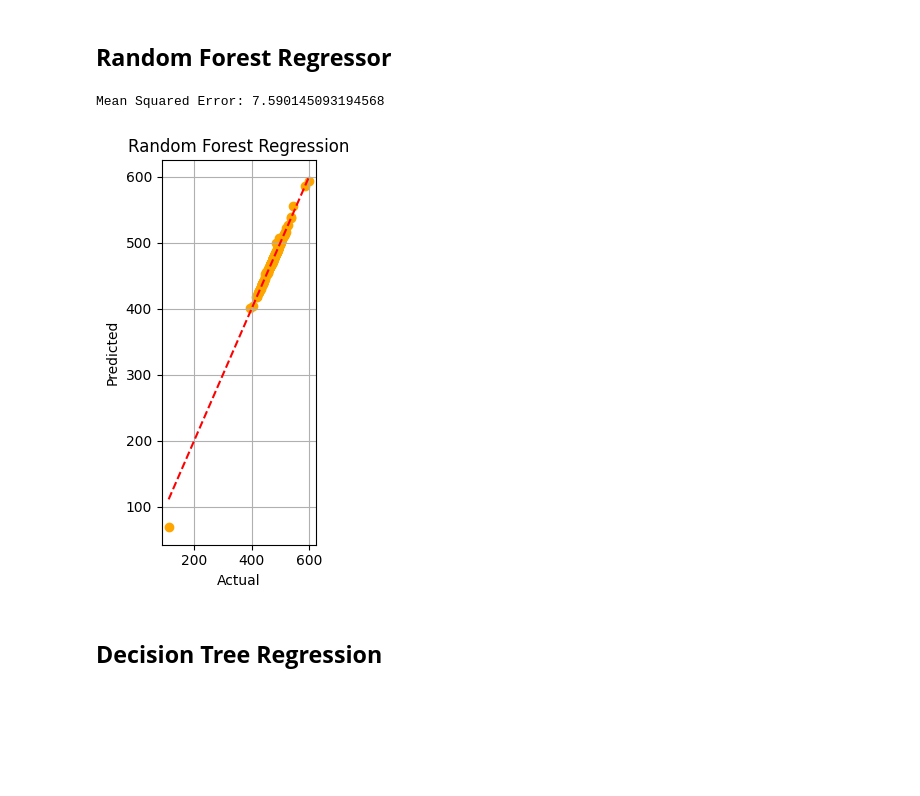
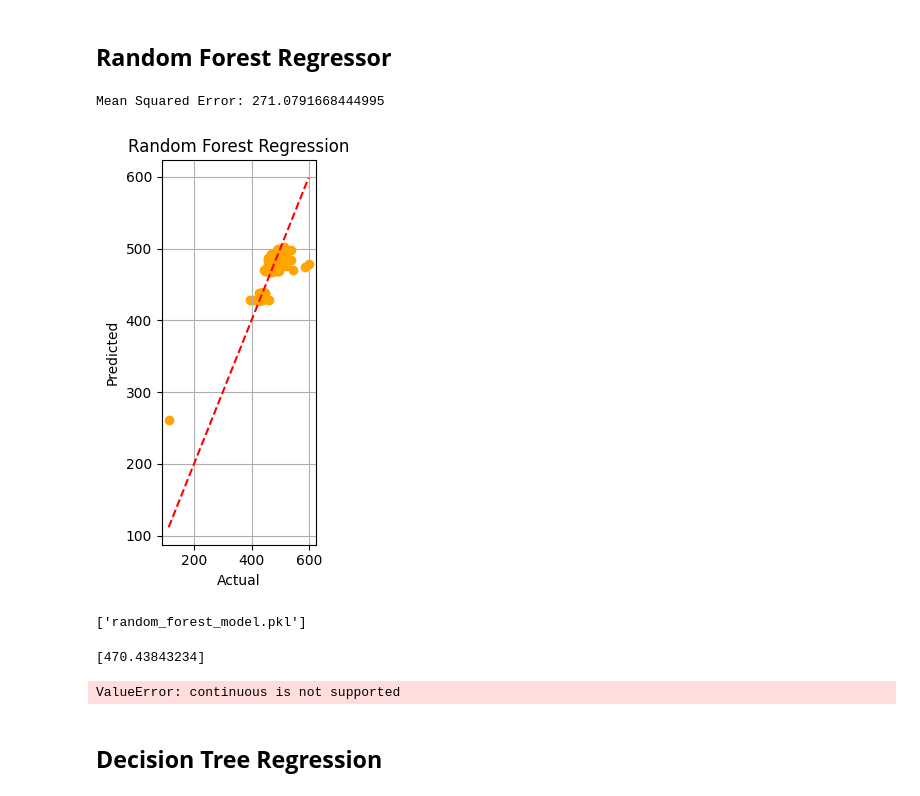
Before and after one commit to likhithkanigolla/zf-dt-backend, a Jupyter notebook: ml-models/Sand Data Analysis.ipynb, the cells around one changed output. Cells and saved outputs as stored; diff of their text form; code cells hidden in the pictures; blank space fills up the shorter version.

Commit message:
Removed the column voltage

```diff
--- a/ml-models/Sand Data Analysis.ipynb
+++ b/ml-models/Sand Data Analysis.ipynb
@@ -12,7 +12,7 @@ from sklearn.model_selection import train_test_split
 from sklearn.preprocessing import StandardScaler, PolynomialFeatures
 from sklearn.metrics import accuracy_score, confusion_matrix , classification_report, mean_squared_error
 # %%
-df = pd.read_excel("/content/Sand Data.xlsx")
-df = df.drop(columns=["entry_id","tdsValue_without_temp"])
+df = pd.read_excel("/Users/likhithkanigolla/IIITH/code-files/Digital-Twin/ZF/Sand_test/Sand Data.xlsx")
+df = df.drop(columns=["entry_id","tdsValue_without_temp","Voltage"])
 df.head()
 # %% [output]
@@ -116,10 +116,7 @@ plt.figure(figsize=(10, 10))
 # %%
 #Logistic Regression
 #Take Value of Sand to test this
-x = df.drop("Sand", axis=1)
-y = df["Sand"]
 #object creation
 model_log_r= LogisticRegression()
-x_train, x_test, y_train, y_test = train_test_split(x, y, test_size=0.2, random_state=42)
 # %%
 model_log_r.fit(x_train, y_train)
@@ -199,7 +174,7 @@ from sklearn.metrics import mean_squared_error
 
 # Assuming x_train, x_test, y_train, y_test are already defined
 
-degree = 3
+degree = 2
 poly_features = PolynomialFeatures(degree=degree)
 
 x_poly_train = poly_features.fit_transform(x_train)
@@ -216,5 +191,5 @@ intercept = poly_regressor.intercept_
 coefficients = poly_regressor.coef_
 print("Linear Regression Equation:")
 # print(f"y = {intercept} + {coefficients[0]} * x1 + {coefficients[1]} * x2 + ...")
-print(coefficients)
+# print(coefficients)
 # %% [output]
@@ -234,27 +200,69 @@ Linear Regression Equation:
 # %%
 from sklearn.ensemble import RandomForestRegressor
 
 #TESTED TILL 30
-rf_regressor = RandomForestRegressor(random_state=42, max_depth = 24)
+# depth =30
+# for i in range(depth):
+#     rf_regressor = RandomForestRegressor(random_state=42, max_depth = i+1)
+#     rf_regressor.fit(x_train, y_train)
+#     y_pred_rf = rf_regressor.predict(x_test)
+
+#     mse_rfr = mean_squared_error(y_test, y_pred_rf)
+#     print("Mean Squared Error:",i+1 ," Depth: ", mse_rfr)
+
+rf_regressor = RandomForestRegressor(random_state=42, max_depth = 4)
 rf_regressor.fit(x_train, y_train)
 y_pred_rf = rf_regressor.predict(x_test)
 
 mse_rfr = mean_squared_error(y_test, y_pred_rf)
 print("Mean Squared Error:", mse_rfr)
 
 plt.subplot(1, 3, 3)
 plt.scatter(y_test, y_pred_rf, color='orange')
 plt.plot([min(y_test), max(y_test)], [min(y_test), max(y_test)], linestyle='--', color='red')
 plt.xlabel('Actual')
 plt.ylabel('Predicted')
 plt.title('Random Forest Regression')
 plt.grid(True)
 
 plt.tight_layout()
 plt.show()
 # %% [output]
-Mean Squared Error: 7.590145093194568
+Mean Squared Error: 271.0791668444995
-[figure, old version]
+[figure, new version]
+# %%
+import joblib
+
+# Assuming your Random Forest model is stored in the variable rf_regressor
+joblib.dump(rf_regressor, 'random_forest_model.pkl')
+# %% [output]
+['random_forest_model.pkl']
+# %%
+import joblib
+
+# Load the model from the file
+model = joblib.load('random_forest_model.pkl')
+
+# temp, quantity, sand
+# Make predictions on new data
+new_data = [[26.3125, 2.0, 400]]
+predictions = model.predict(new_data)
+
+print(predictions)
+
+
+# Assuming you have the test data stored in X_test and y_test variables
+# Make predictions on the test data
+y_pred = model.predict(x_test)
+
+# Calculate the accuracy
+accuracy = accuracy_score(y_test, y_pred)
+
+# Print the accuracy
+print("Accuracy:", accuracy)
+# %% [output]
+[470.43843234]
+ValueError: continuous is not supported
 # %% [markdown]
 ## **Decision Tree Regression**
 # %%
```
Also changed, not shown: parts of 19 cells of this notebook.
